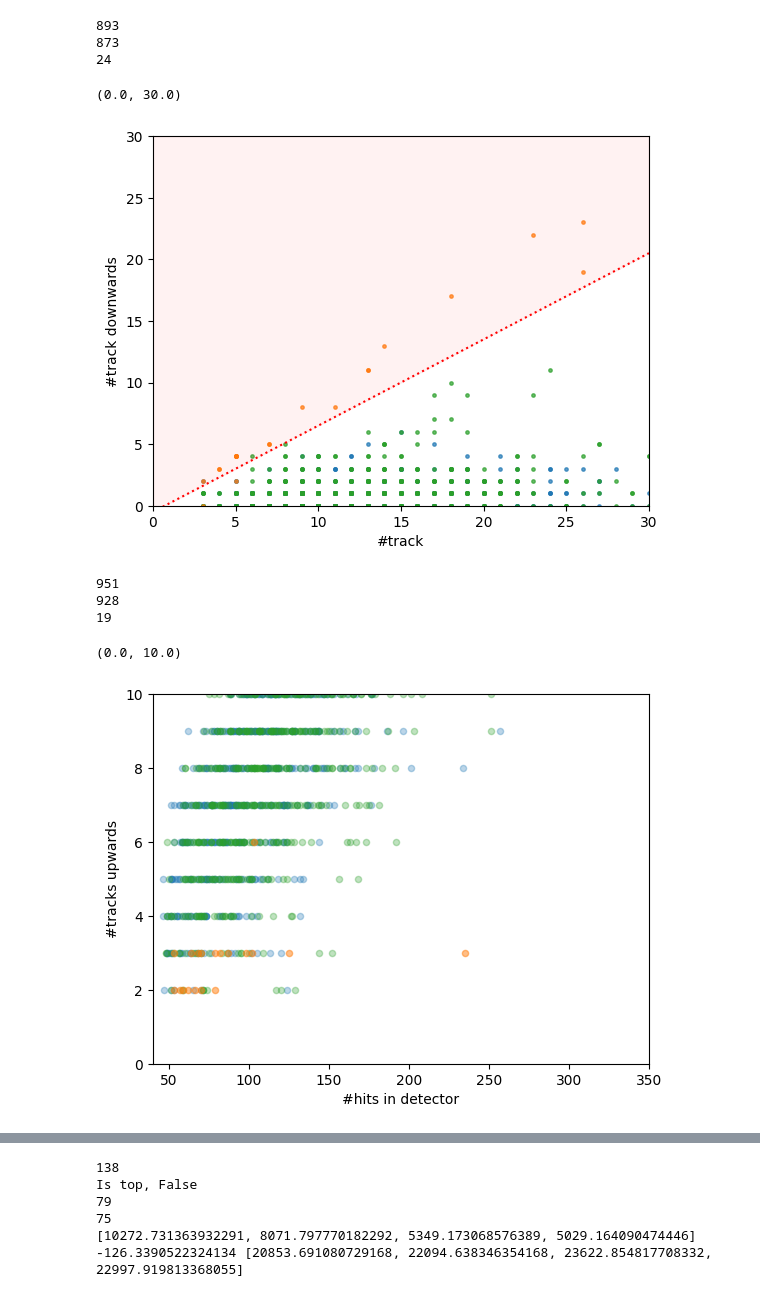
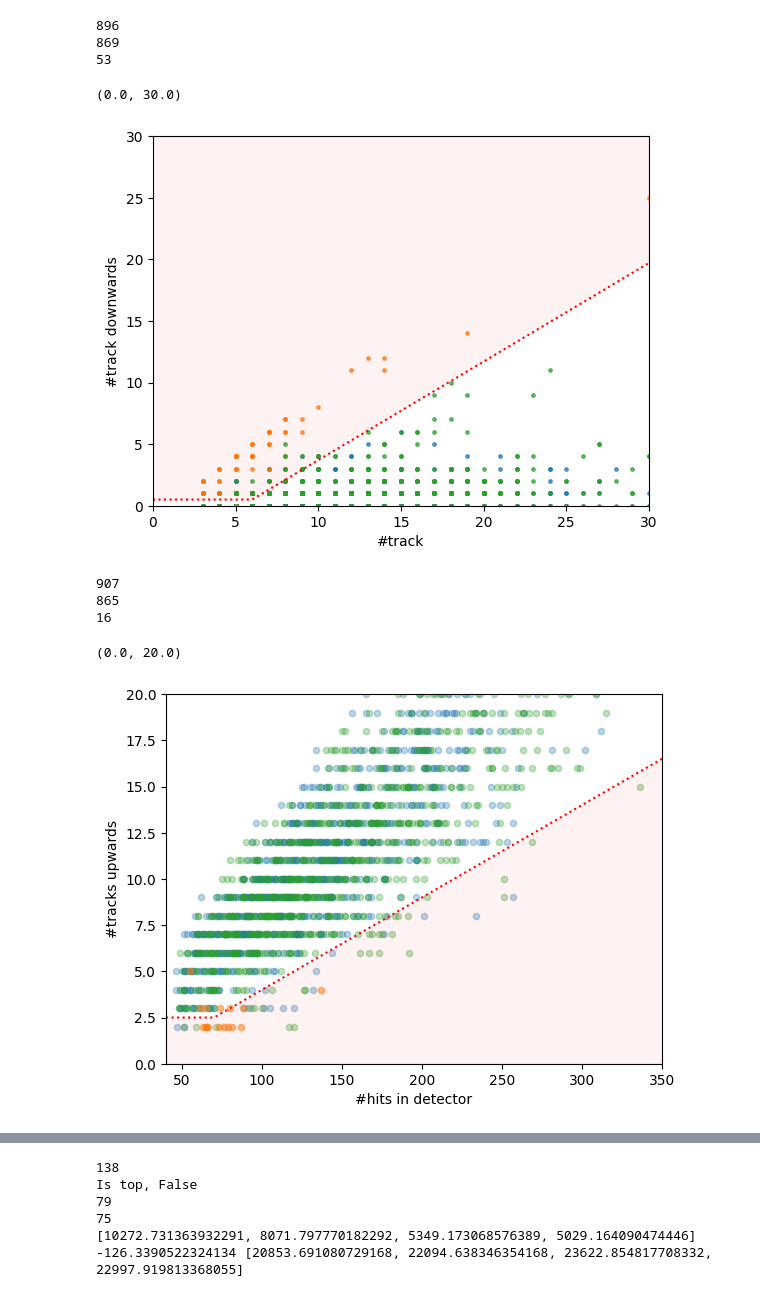
Before and after one commit to EdmondRen/mathusla-newsim, a Jupyter notebook: studies/mathusla40/cosmic_p/2.cut_dev.ipynb, the cells around one changed output, grey strips where cells are left out. Saved outputs shown, nothing was run; the diff lists cells and outputs as text; code cells hidden in the pictures.

```diff
--- a/studies/mathusla40/cosmic_p/2.cut_dev.ipynb
+++ b/studies/mathusla40/cosmic_p/2.cut_dev.ipynb
@@ -80,7 +85,7 @@ Finished
 # %%
 for i, res in enumerate([res_sig1, res_sig2, res_bkg]):
     # plt.hist(res["vertex_ntracks"] - res["vertex_ndownward_track"], bins=20,range=(0,20), alpha=0.5);
-    plt.hist(res["vertex_ntracks"], bins=20,range=(0,20), alpha=0.5);
+    plt.hist(res["vertex_ntracks"], bins=20,range=(0,20), alpha=0.5, color=colors[i])
 plt.yscale("log")
 plt.show()
 # %% [output]
@@ -112,0 +93,22 @@ plt.ylim(0,120)
+# %%
+f_nhits_cut = lambda x: (x-45)*1.2  * (x < 65) +  (65-45)*1.2 * (x >= 65)
+c_nhits = lambda data: (res["event_ndigi_veto"] + res["vertex_ndigi_active_before"] - res["vertex_ndigi_veto_after_comp"]) < f_nhits_cut(res["event_ndigi_active_after"])
+for i, res in enumerate([res_sig1, res_sig2, res_bkg]):
+
+    res.add_cut(lambda data: np.ones_like(data["vertex_ntracks"], dtype=bool), "True")
+    res.add_cut(lambda data: data["vertex_ntracks"]>2, "N_tracks")
+    res.add_cut(c_nhits, "N_hits vs N_veto")
+
+
+    mask = res.get_cut("N_tracks") | res.get_cut("True")
+    x = res["event_ndigi_active_after"][mask]
+    y = (res["event_ndigi_veto"] + res["vertex_ndigi_active_before"] - res["vertex_ndigi_veto_after_comp"])[mask]
+    plt.scatter(x, y,  alpha=0.3+ np.heaviside(i-1, 0) * -0.2, s=6, color=colors[i])
+
+x_plot = np.linspace(0,500,100)
+plt.plot(x_plot, f_nhits_cut(x_plot), color="r", linestyle=":")
+plt.fill_between(x_plot, f_nhits_cut(x_plot), 120, color="r", alpha=0.05)
+plt.xlabel("#hits in detector")
+plt.ylabel("#hits veto")
+plt.xlim(0,500)
+plt.ylim(0,120)
@@ -113,5 +118,5 @@ plt.ylim(0,120)
 # %%
-f_ndown_cut = lambda x: x*0.7-0.5
+f_ndown_cut = lambda x: ((x-6)*0.8 + 0.5) * (x >=6) + 0.5 * (x<6)
 c_ndown = lambda data: res["event_ndownward_track"] < f_ndown_cut(res["event_ntracks"])
 
 for i, res in enumerate([res_sig1, res_sig2, res_bkg]):
@@ -127,7 +132,7 @@ for i, res in enumerate([res_sig1, res_sig2, res_bkg]):
 
 xlim=30
 ylim=30
-x_plot = np.linspace(0,xlim,10)
+x_plot = np.linspace(0,xlim,100)
 plt.plot(x_plot, f_ndown_cut(x_plot), color="r", linestyle=":")
 plt.fill_between(x_plot, f_ndown_cut(x_plot), ylim, color="r", alpha=0.05)
 plt.xlabel("#track")
@@ -135,28 +140,41 @@ plt.ylabel("#track downwards")
 plt.xlim(0,xlim)
 plt.ylim(0,ylim)
 # %% [output]
-893
-873
-24
+896
+869
+53
 (0.0, 30.0)
-[figure, old version]
+[figure, new version]
 # %%
+f_nup_cut = lambda x: ((x-70)*0.05 + 2.5) * (x >=70) + 2.5 * (x<70)
+c_nup = lambda data: (res["event_ntracks"] - res["event_ndownward_track"]) > f_nup_cut((res["event_ndigi_active"] - res["vertex_ndigi_active_before"]))
+
 for i, res in enumerate([res_sig1, res_sig2, res_bkg]):
     mask = res.get_cut("N_hits vs N_veto") & res.get_cut("N track downward") #&res.get_cut("N_tracks") | res.get_cut("True")
     print(sum(mask))
 
     x = (res["event_ndigi_active"] - res["vertex_ndigi_active_before"])[mask]
     y = (res["event_ntracks"] - res["event_ndownward_track"])[mask]
     # y = (res["vertex_ntracks"] - res["vertex_ndownward_track"])[mask]
     plt.scatter(x, y, alpha=0.3+ np.heaviside(i-1, 0) * 0.2, s=20, color=colors[i])
 
+    # Add new cut
+    res.add_cut(c_nup, "N track upward")
+
+
+xlim=350
+ylim=20
+x_plot = np.linspace(40,xlim,100)
+plt.plot(x_plot, f_nup_cut(x_plot), color="r", linestyle=":")
+plt.fill_between(x_plot, 0, f_nup_cut(x_plot), color="r", alpha=0.05)
+
 plt.xlabel("#hits in detector")
 plt.ylabel("#tracks upwards")
-plt.xlim(40,350)
-plt.ylim(0,10)
+plt.xlim(40,xlim)
+plt.ylim(0,ylim)
 # %% [output]
-951
-928
-19
+907
+865
+16
-(0.0, 10.0)
+(0.0, 20.0)
-[figure, old version]
+[figure, new version]
```
Also changed, not shown: parts of 33 cells of this notebook, 3 other files.
